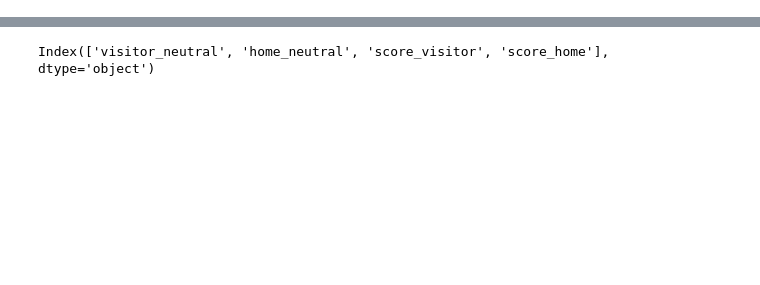
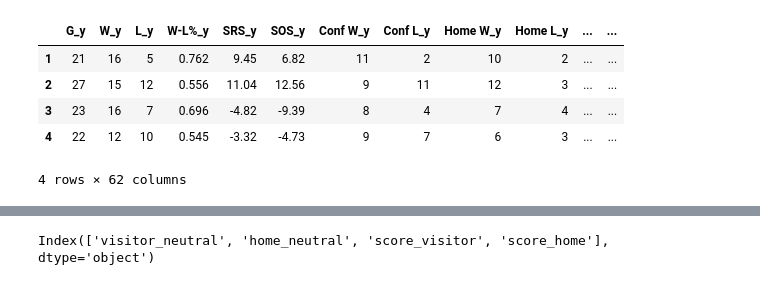
Before and after one commit to pkr5025/College-Basketball-Predictions, a Jupyter notebook: 2020_2021_season/Initial Predictions.ipynb, the cells around one changed output, grey strips where cells are left out. Saved outputs shown, nothing was run; the diff lists cells and outputs as text; code cells hidden in the pictures; blank space fills up the shorter version.

```diff
--- a/2020_2021_season/Initial Predictions.ipynb
+++ b/2020_2021_season/Initial Predictions.ipynb
@@ -90,0 +107,20 @@ print(cross_val_score(reg3, X, Y, cv=5))
+# %%
+a = Schedule_and_stats_unplayed[Schedule_and_stats_unplayed["Date"]==date].reindex(columns=
+['Date', 'home_neutral', 'PTS', 'visitor_neutral', 'PTS.1', 'School_y',
+       'G_y', 'W_y', 'L_y', 'W-L%_y', 'SRS_y', 'SOS_y', 'Conf W_y', 'Conf L_y',
+       'Home W_y', 'Home L_y', 'Away W_y', 'Away L_y', 'Tm._y', 'Opp._y',
+       'MP_y', 'FG_y', 'FGA_y', 'FG%_y', '3P_y', '3PA_y', '3P%_y', 'FT_y',
+       'FTA_y', 'FT%_y', 'ORB_y', 'TRB_y', 'AST_y', 'STL_y', 'BLK_y', 'TOV_y',
+       'PF_y', 'School_x', 'G_x', 'W_x', 'L_x', 'W-L%_x', 'SRS_x', 'SOS_x',
+       'Conf W_x', 'Conf L_x', 'Home W_x', 'Home L_x', 'Away W_x', 'Away L_x',
+       'Tm._x', 'Opp._x', 'MP_x', 'FG_x', 'FGA_x', 'FG%_x', '3P_x', '3PA_x',
+       '3P%_x', 'FT_x', 'FTA_x', 'FT%_x', 'ORB_x', 'TRB_x', 'AST_x', 'STL_x',
+       'BLK_x', 'TOV_x', 'PF_x'])
+a.drop(["Date","visitor_neutral","home_neutral","School_x","School_y","PTS","PTS.1"], axis=1)
+# %% [output]
+|  | G_y | W_y | L_y | W-L%_y | SRS_y | SOS_y | Conf W_y | Conf L_y | Home W_y | Home L_y | ... | ... |
+| 1 | 21 | 16 | 5 | 0.762 | 9.45 | 6.82 | 11 | 2 | 10 | 2 | ... | ... |
+| 2 | 27 | 15 | 12 | 0.556 | 11.04 | 12.56 | 9 | 11 | 12 | 3 | ... | ... |
+| 3 | 23 | 16 | 7 | 0.696 | -4.82 | -9.39 | 8 | 4 | 7 | 4 | ... | ... |
+| 4 | 22 | 12 | 10 | 0.545 | -3.32 | -4.73 | 9 | 7 | 6 | 3 | ... | ... |
+4 rows × 62 columns
```
Also changed, not shown: parts of 25 cells of this notebook.
